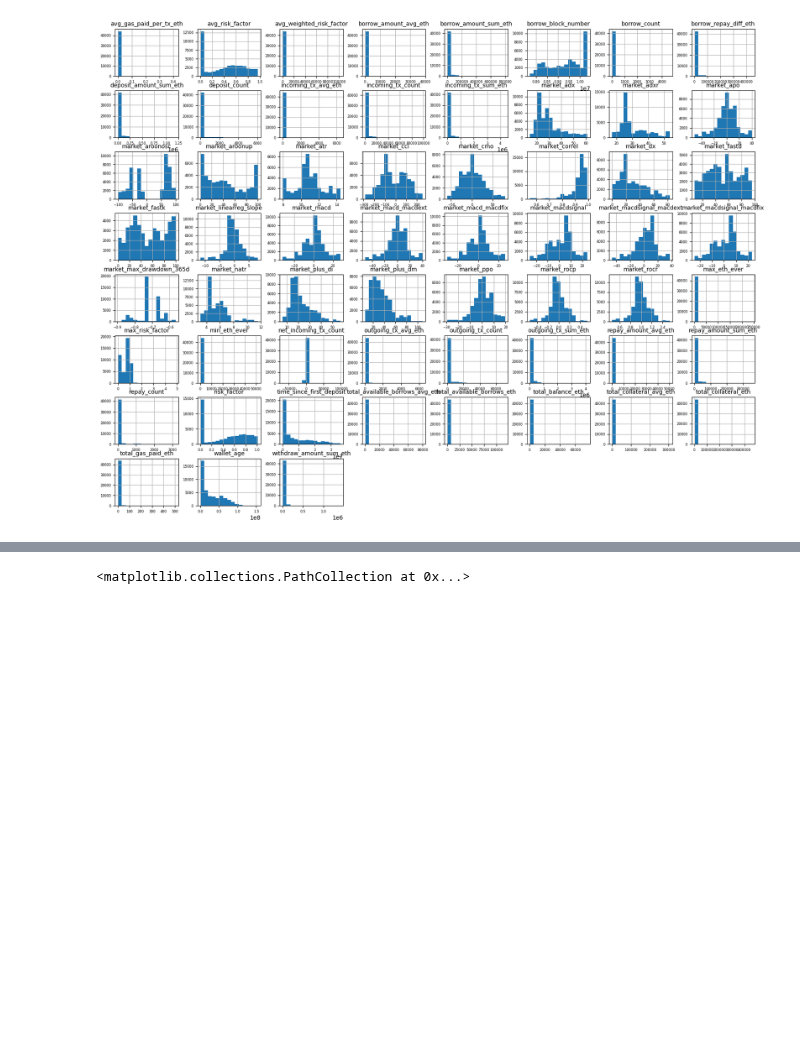
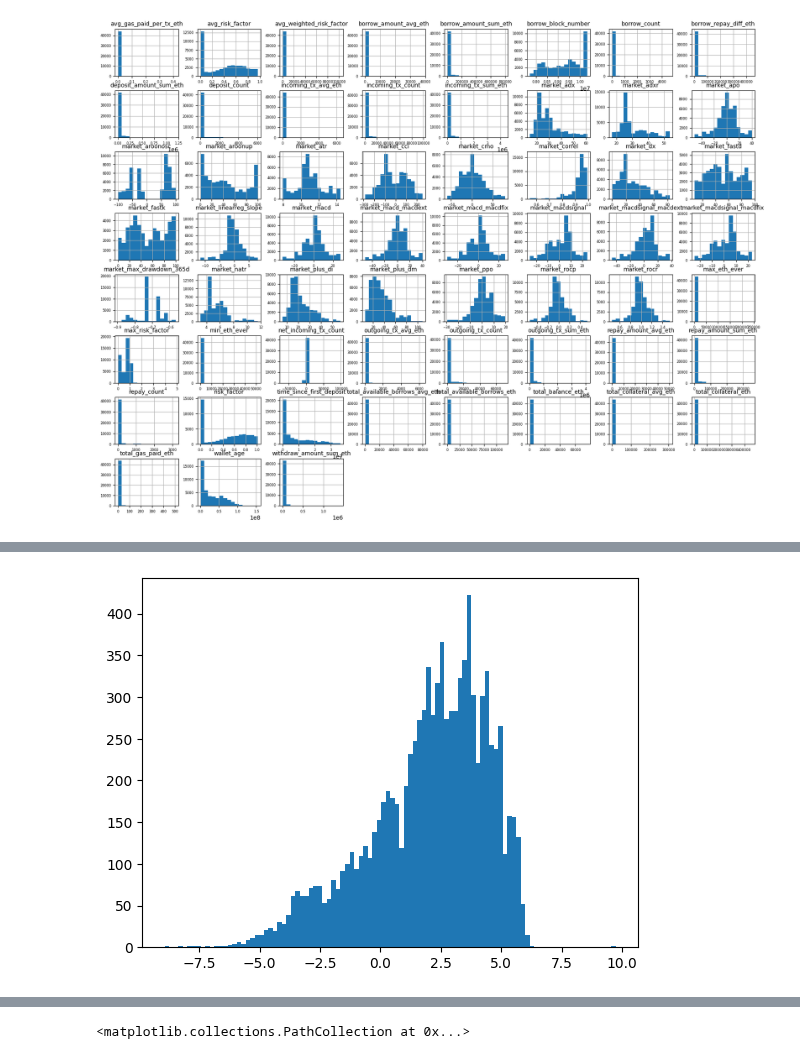
Before and after one commit to carinunez/Labs_MDS, a Jupyter notebook: proyecto_lab/project_entrega1.ipynb, the cells around one changed output, grey strips where cells are left out. Drawn from its saved outputs; the diff is of its cells as text; code cells hidden in the pictures; blank space fills up the shorter version.

```diff
--- a/proyecto_lab/project_entrega1.ipynb
+++ b/proyecto_lab/project_entrega1.ipynb
@@ -399 +413,8 @@ plot_qqplot(X_t0[numeric_var], cuasiconstant, num_cols=8)
 [figure]
+# %%
+tsll = X_t0['time_since_last_liquidated'].value_counts().copy()
+tsll.index = np.log(tsll.index/1000/60)
+plt.hist(tsll.index[:], bins=100)
+plt.show()
+# %% [output]
+[figure, added]
```
Also changed, not shown: parts of 11 cells of this notebook, 3 other files.
